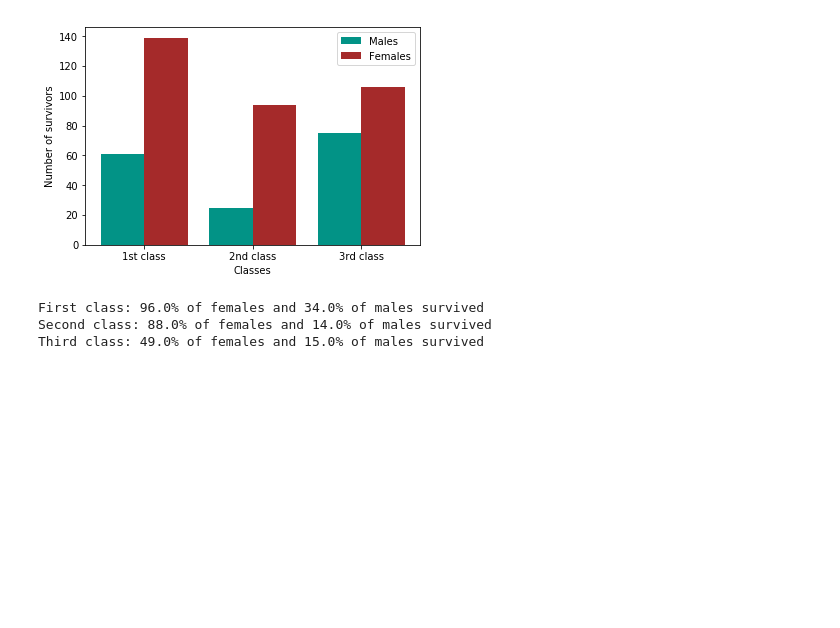
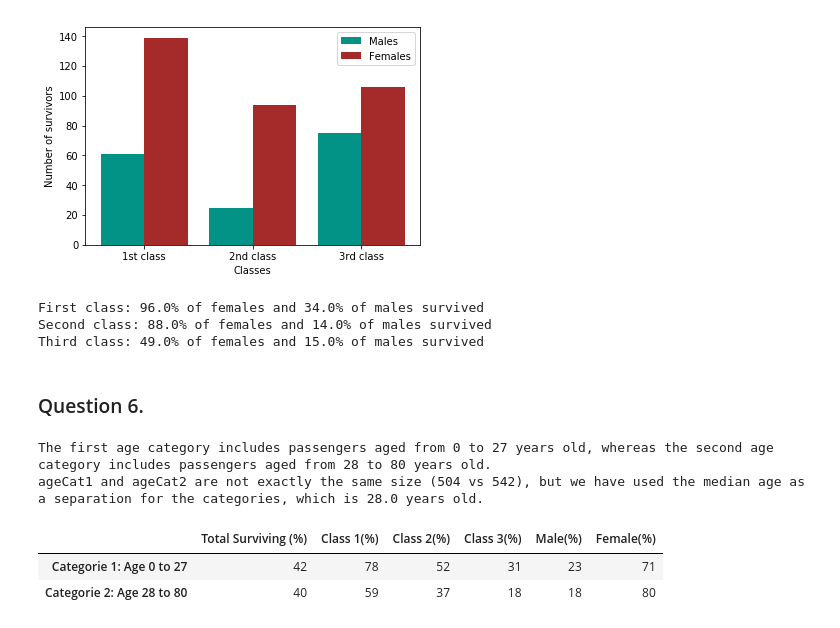
Before and after one commit to emlg/ada, a Jupyter notebook: Homework1-final.ipynb, the cells around one changed output. Saved outputs shown, nothing was run; the diff lists cells and outputs as text; code cells hidden in the pictures; blank space fills up the shorter version.

```diff
--- a/Homework1-final.ipynb
+++ b/Homework1-final.ipynb
@@ -426,3 +445,68 @@ print("Third class: {}% of females and {}% of males survived".format(np.floor(le
 First class: 96.0% of females and 34.0% of males survived
 Second class: 88.0% of females and 14.0% of males survived
 Third class: 49.0% of females and 15.0% of males survived
+# %% [markdown]
+### Question 6.
+# %%
+#the age<100 filter allows to get rid of the rows with NaN age values
+#base6 is the working base on which we are working for this question
+base6 = sexMap(titanic)[titanic['age'] < 100.0]
+border = base6['age'].median()
+# %%
+#creation of the two age categories
+ageCat1 = base6[base6['age'] < border]
+ageCat2 = base6[base6['age'] >= border]
+print("The first age category includes passengers aged from 0 to %d years old, whereas the second age category includes passengers aged from %d to 80 years old. " % (border - 1, border))
+print('ageCat1 and ageCat2 are not exactly the same size (%d vs %d), but we have used the median age as a separation for the categories, which is 28.0 years old.' % (len(ageCat1), len(ageCat2)))
+# %% [output]
+The first age category includes passengers aged from 0 to 27 years old, whereas the second age category includes passengers aged from 28 to 80 years old.
+ageCat1 and ageCat2 are not exactly the same size (504 vs 542), but we have used the median age as a separation for the categories, which is 28.0 years old.
+# %%
+columns_surviving = ['Total Surviving (%)', 'Class 1(%)', 'Class 2(%)', 'Class 3(%)', 'Male(%)', 'Female(%)']
+# First category
+cat1 = 'Categorie 1: Age 0 to 27'
+# Second category
+cat2 = 'Categorie 2: Age 28 to 80'
+df = pd.DataFrame(index = [cat1, cat2], columns = columns_surviving)
+
+#pourcentages of survivors per age category
+gs1 = np.round(len(ageCat1[ageCat1['survived']==1].index)*100/len(ageCat1))
+gs2 = np.round(len(ageCat2[ageCat2['survived']==1].index)*100/len(ageCat2))
+
+c11 = getClass(ageCat1,1)
+c12 = getClass(ageCat2,1)
+#pourcentages of survivors per age category in first class
+tc11 = np.round(len(c11[c11['survived']==1].index)*100/len(c11))
+tc12 = np.round(len(c12[c12['survived']==1].index)*100/len(c12))
+
+c21 = getClass(ageCat1,2)
+c22 = getClass(ageCat2,2)
+#pourcentages of survivors per age category in second class
+tc21 = np.round(len(c21[c21['survived']==1].index)*100/len(c21))
+tc22 = np.round(len(c22[c22['survived']==1].index)*100/len(c22))
+
+c31 = getClass(ageCat1,3)
+c32 = getClass(ageCat2,3)
+#pourcentages of survivors per age category in third class
+tc31 = np.round(len(c31[c31['survived']==1].index)*100/len(c31))
+tc32 = np.round(len(c32[c32['survived']==1].index)*100/len(c32))
+
+m1 = getSex(ageCat1, 1)
+m2 = getSex(ageCat2, 1)
+#pourcentages of survivors per age category for males
+males1 = np.round(len(m1[m1['survived']==1].index)*100/len(m1))
+males2 = np.round(len(m2[m2['survived']==1].index)*100/len(m2))
+
+f1 = getSex(ageCat1, 0)
+f2 = getSex(ageCat2, 0)
+#pourcentages of survivors in per age category for females
+females1 = np.round(len(f1[f1['survived']==1].index)*100/len(f1))
+females2 = np.round(len(f2[f2['survived']==1].index)*100/len(f2))
+
+df.loc[cat1] = [gs1, tc11, tc21, tc31, males1, females1]
+df.loc[cat2] = [gs2, tc12, tc22, tc32, males2, females2]
+df
+# %% [output]
+|  | Total Surviving (%) | Class 1(%) | Class 2(%) | Class 3(%) | Male(%) | Female(%) |
+| Categorie 1: Age 0 to 27 | 42 | 78 | 52 | 31 | 23 | 71 |
+| Categorie 2: Age 28 to 80 | 40 | 59 | 37 | 18 | 18 | 80 |
```
Also changed, not shown: parts of 5 cells of this notebook.
